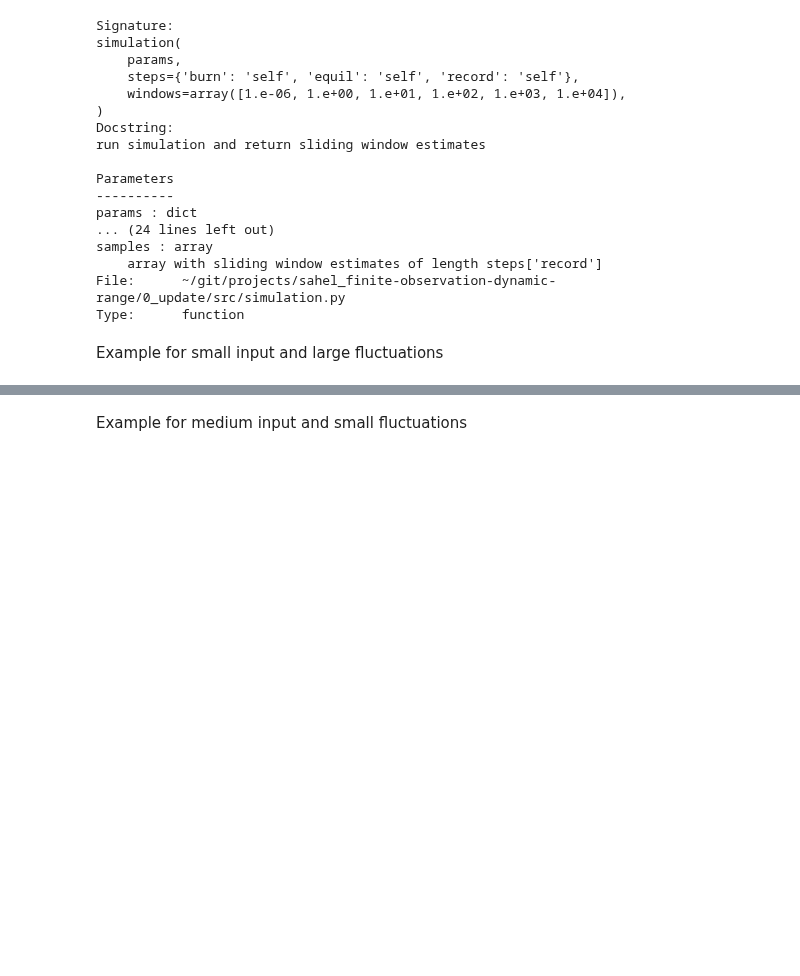
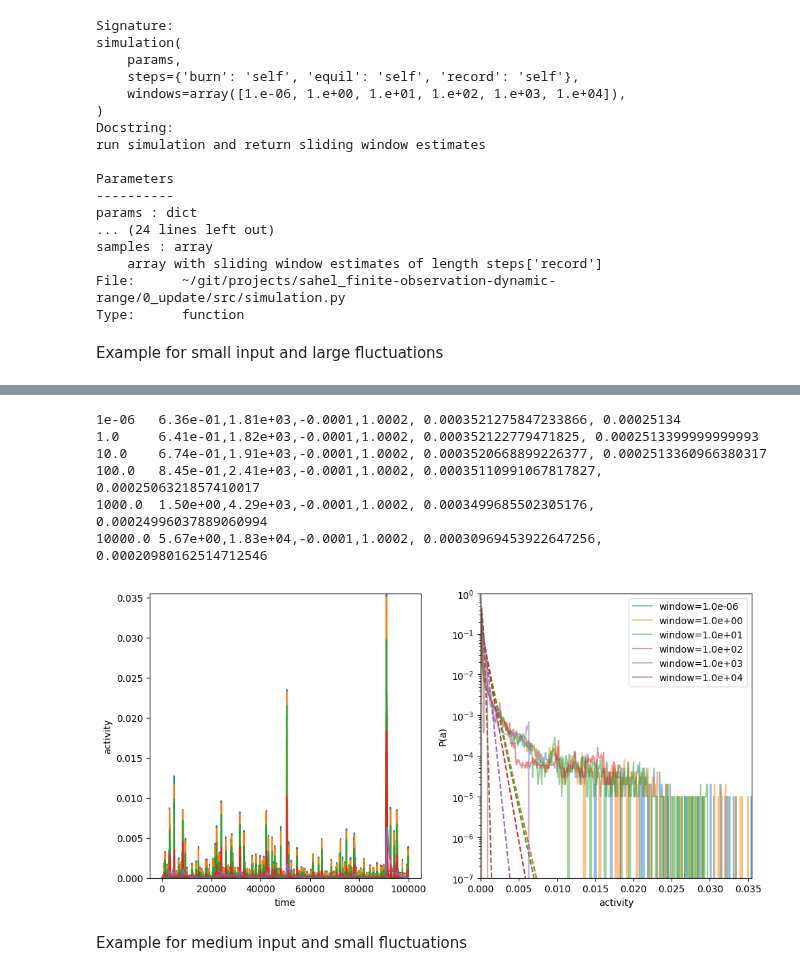
Before and after one commit to sahelazizpour/Finite-Observation-Dynamic-Range, a Jupyter notebook: 0_update/simulation.ipynb, the cells around one changed output, grey strips where cells are left out. Saved outputs shown, nothing was run; the diff lists cells and outputs as text; code cells hidden in the pictures; blank space fills up the shorter version.

```diff
--- a/0_update/simulation.ipynb
+++ b/0_update/simulation.ipynb
@@ -240,34 +247,42 @@ fig, axes = plt.subplots(1,2, figsize=(10,5))
 axes[0].set_xlabel('time')
 axes[0].set_ylabel('activity')
 
 # plot distribution of estimates for different windows in one plot
 range_data = [1,0]
 for (i,window) in enumerate(windows):
-    data = result[f'samples/{window}']
+    data = result[f'samples'][window]
     axes[0].plot(data)
     # spacing should depend on window size, larger windows means smaller discretization (but then this also requires more samples ...)
     delta = 1/N
     support = np.linspace(0,1,N+1)
     pmf_data = np.histogram(data, bins=np.append(support,1+delta)-delta/2, density=False)[0]/len(data)
     ref = axes[1].plot(support, pmf_data, label=f'window={windows[i]:.1e}', alpha=0.5)
     # fit beta distribution
     a,b,loc,scale = fit_beta_distribution(data, delta, seed)
     print(f'{window}\t{a:.2e},{b:.2e},{loc},{scale}, {a/(a+b)}, {np.mean(data)}')
     pmf_beta = stats.beta.pdf(support, a,b, loc=loc, scale=scale)
     pmf_beta = pmf_beta/np.sum(pmf_beta)
     axes[1].plot(support,pmf_beta, color=ref[0].get_color(), linestyle='--')
 
     range_data[0] = min(range_data[0], support[np.nonzero(pmf_data)][0])
     range_data[1] = max(range_data[1], support[np.nonzero(pmf_data)][-1])
 axes[1].set_xlabel('activity')
 axes[1].set_ylabel('P(a)')
 # set xrange to range of data
 axes[1].set_yscale('log')
 axes[1].set_ylim([1e-7,1])
 axes[1].set_xlim(range_data)
 axes[0].set_ylim(range_data)
 axes[1].legend()
 plt.tight_layout()
+# %% [output]
+1e-06   6.36e-01,1.81e+03,-0.0001,1.0002, 0.0003521275847233866, 0.00025134
+1.0     6.41e-01,1.82e+03,-0.0001,1.0002, 0.000352122779471825, 0.0002513399999999993
+10.0    6.74e-01,1.91e+03,-0.0001,1.0002, 0.0003520668899226377, 0.0002513360966380317
+100.0   8.45e-01,2.41e+03,-0.0001,1.0002, 0.00035110991067817827, 0.0002506321857410017
+1000.0  1.50e+00,4.29e+03,-0.0001,1.0002, 0.0003499685502305176, 0.00024996037889060994
+10000.0 5.67e+00,1.83e+04,-0.0001,1.0002, 0.00030969453922647256, 0.00020980162514712546
+[figure, added]
 # %% [markdown]
 Example for medium input and small fluctuations
 # %%
```
Also changed, not shown: parts of 5 cells of this notebook, 2 other files.
